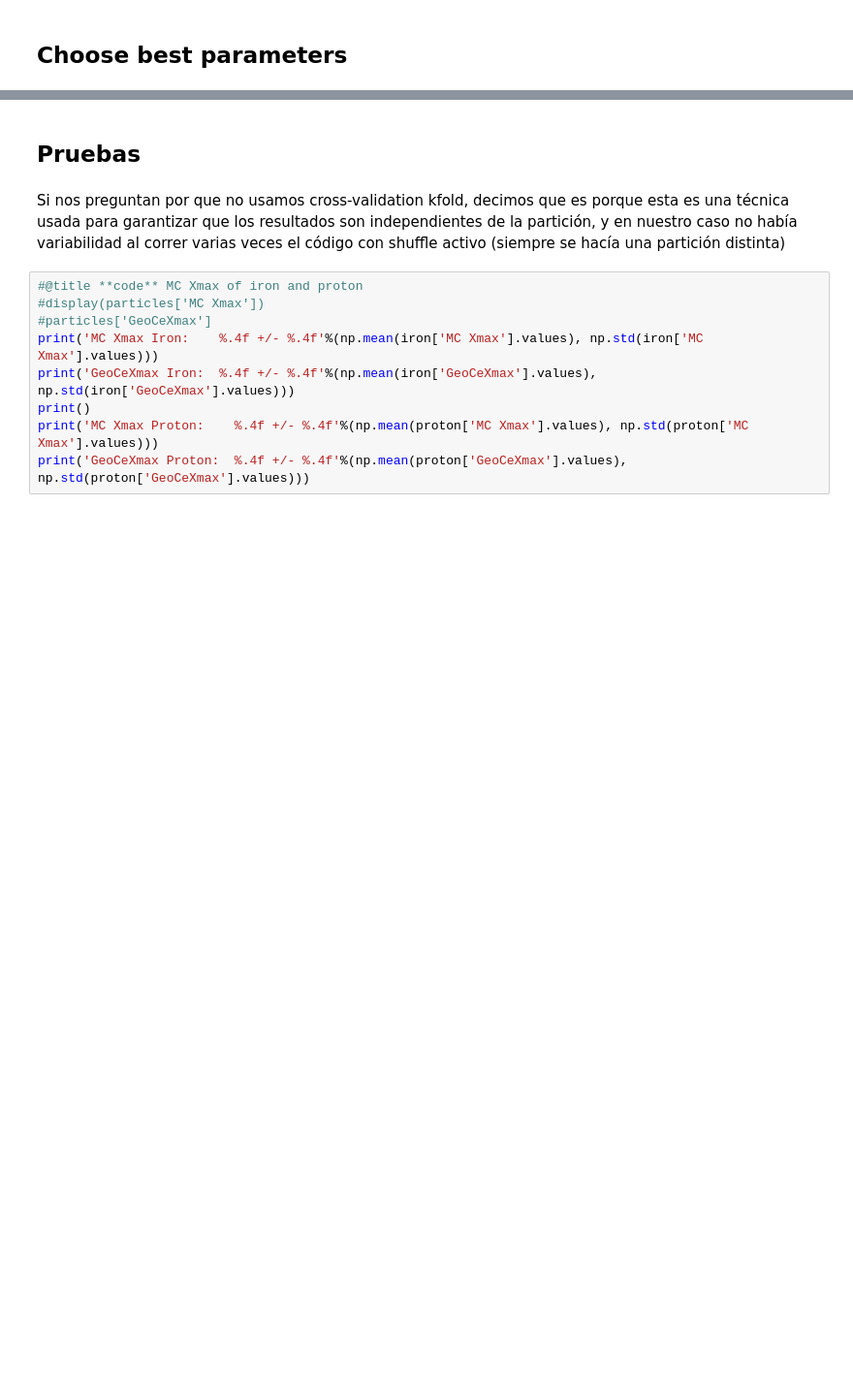
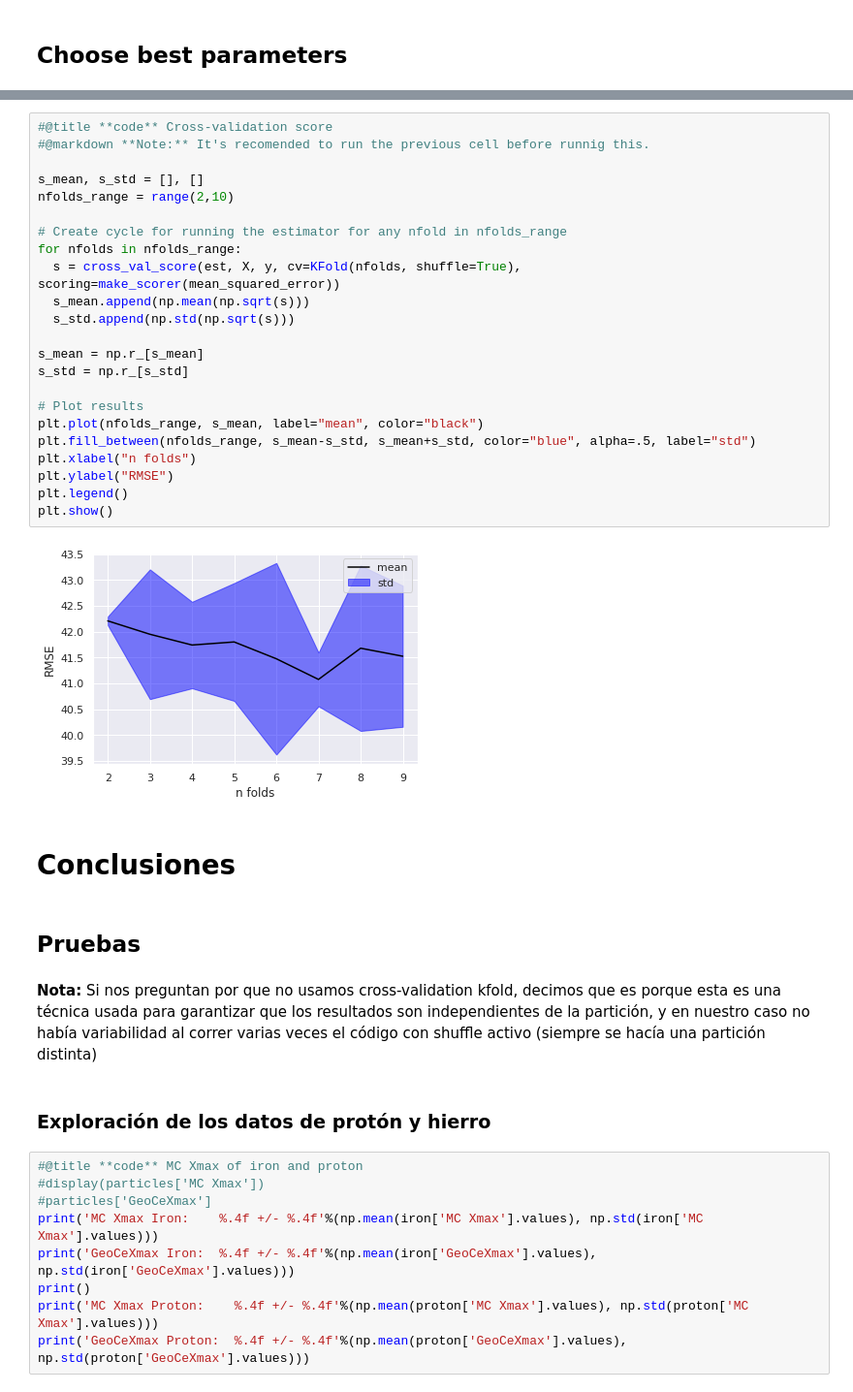
Before and after one commit to AndresGuarin/JupyterCodes, a Jupyter notebook: Machine_Learning/Proyecto_IA_1_Xmax.ipynb, the cells around one changed output, grey strips where cells are left out. Shown: that part at 97% size. Cells and saved outputs as stored; diff of their text form; blank space fills up the shorter version.

```diff
--- a/Machine_Learning/Proyecto_IA_1_Xmax.ipynb
+++ b/Machine_Learning/Proyecto_IA_1_Xmax.ipynb
@@ -314,7 +324,36 @@ s1
+# %%
+#@title **code** Cross-validation score
+#@markdown **Note:** It's recomended to run the previous cell before runnig this.
+
+s_mean, s_std = [], []
+nfolds_range = range(2,10)
+
+# Create cycle for running the estimator for any nfold in nfolds_range
+for nfolds in nfolds_range:
+  s = cross_val_score(est, X, y, cv=KFold(nfolds, shuffle=True), scoring=make_scorer(mean_squared_error))
+  s_mean.append(np.mean(np.sqrt(s)))
+  s_std.append(np.std(np.sqrt(s)))
+
+s_mean = np.r_[s_mean]
+s_std = np.r_[s_std]
+
+# Plot results
+plt.plot(nfolds_range, s_mean, label="mean", color="black")
+plt.fill_between(nfolds_range, s_mean-s_std, s_mean+s_std, color="blue", alpha=.5, label="std")
+plt.xlabel("n folds")
+plt.ylabel("RMSE")
+plt.legend()
+plt.show()
+# %% [output]
+[figure, added]
+# %% [markdown]
+# **Conclusiones**
 # %% [markdown]
 ## **Pruebas**
 # %% [markdown]
-Si nos preguntan por que no usamos cross-validation kfold, decimos que es porque esta es una técnica usada para garantizar que los resultados son independientes de la partición, y en nuestro caso no había variabilidad al correr varias veces el código con shuffle activo (siempre se hacía una partición distinta)
+**Nota:** Si nos preguntan por que no usamos cross-validation kfold, decimos que es porque esta es una técnica usada para garantizar que los resultados son independientes de la partición, y en nuestro caso no había variabilidad al correr varias veces el código con shuffle activo (siempre se hacía una partición distinta)
+# %% [markdown]
+### **Exploración de los datos de protón y hierro**
 # %%
 #@title **code** MC Xmax of iron and proton
 #display(particles['MC Xmax'])
```
Also changed, not shown: parts of 16 cells of this notebook.
